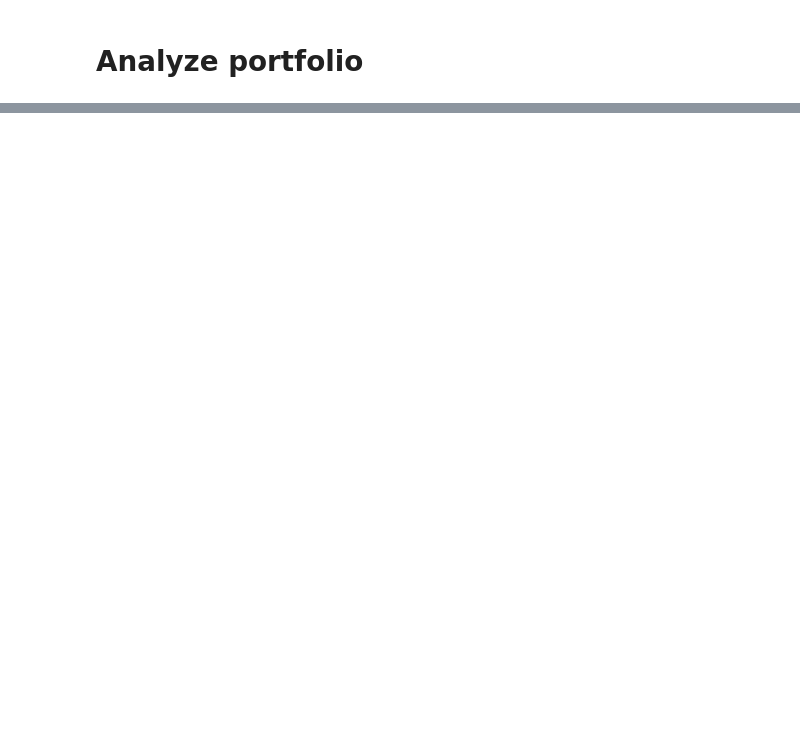
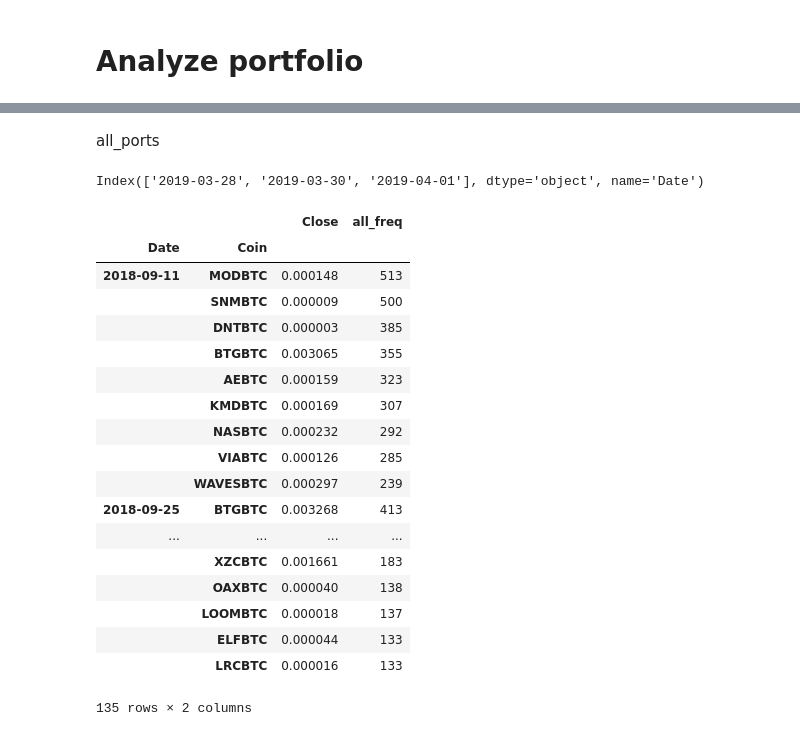
Before and after one commit to darkstar4401/Portfolio-Analysis, a Jupyter notebook: port_maker_v2.ipynb, the cells around one changed output, grey strips where cells are left out. Saved outputs shown, nothing was run; the diff lists cells and outputs as text; code cells hidden in the pictures; blank space fills up the shorter version.

```diff
--- a/port_maker_v2.ipynb
+++ b/port_maker_v2.ipynb
@@ -326,9 +326,10 @@ def interval(intv,st,end):
 # %% [markdown]
 # Generate portfolios
 # %%
-
+now = str(current_milli_time())
 def intv_port(freq_df,intv):
     dates = freq_df.index.get_level_values('Date').drop_duplicates()
+
     coins = freq_df.index.get_level_values('Coin')
     date_int = pd.DataFrame({"Date":[d.strftime('%Y-%m-%d') for d in dates]})
     date_int = date_int.drop_duplicates()
@@ -360,13 +361,11 @@ def intv_port(freq_df,intv):
         port = pd.concat([port,curr_port])
 
     port = port.reset_index()
-    #print(port)
-    port['Date'] = port['Date'].astype('datetime64[ns]')
-    #print(port)
+    port['Date'] = port['Date'].astype('datetime64[s]')
     #print(port['Date'])
     d2 = [d.strftime('%Y-%m-%d') for d in port.Date]
     port['Date'] = d2
-    #
+    port = port.set_index(['Date','Coin'])
     return port
 
 #get freq. signal df
@@ -379,8 +378,6 @@ fs_c = fs_c.set_index(['Date','Coin'])
 str_intv = input("portfolio interval: ")
 intv = int(str_intv)
 port = intv_port(fs_c,intv)
-#print(port)
 port = port.sort_values(['Date','all_freq'],ascending=[True,False])
-port = port.set_index(['Date','Coin'])
 port.to_csv("/home/me/Documents/BWA/data/{}day_portfolio.csv".format(intv))
 # %% [output]
@@ -420 +672,29 @@ port.iloc[-9:]
+# %% [markdown]
+all_ports
+# %%
+p_dates[-3:]
+# %% [output]
+Index(['2019-03-28', '2019-03-30', '2019-04-01'], dtype='object', name='Date')
+# %%
+port
+# %% [output]
+|  |  | Close | all_freq |
+| Date | Coin |  |  |
+| 2018-09-11 | MODBTC | 0.000148 | 513 |
+|  | SNMBTC | 0.000009 | 500 |
+|  | DNTBTC | 0.000003 | 385 |
+|  | BTGBTC | 0.003065 | 355 |
+|  | AEBTC | 0.000159 | 323 |
+|  | KMDBTC | 0.000169 | 307 |
+|  | NASBTC | 0.000232 | 292 |
+|  | VIABTC | 0.000126 | 285 |
+|  | WAVESBTC | 0.000297 | 239 |
+| 2018-09-25 | BTGBTC | 0.003268 | 413 |
+| ... | ... | ... | ... |
+|  | XZCBTC | 0.001661 | 183 |
+|  | OAXBTC | 0.000040 | 138 |
+|  | LOOMBTC | 0.000018 | 137 |
+|  | ELFBTC | 0.000044 | 133 |
+|  | LRCBTC | 0.000016 | 133 |
+135 rows × 2 columns
 # %%
```
Also changed, not shown: parts of 5 cells of this notebook.
